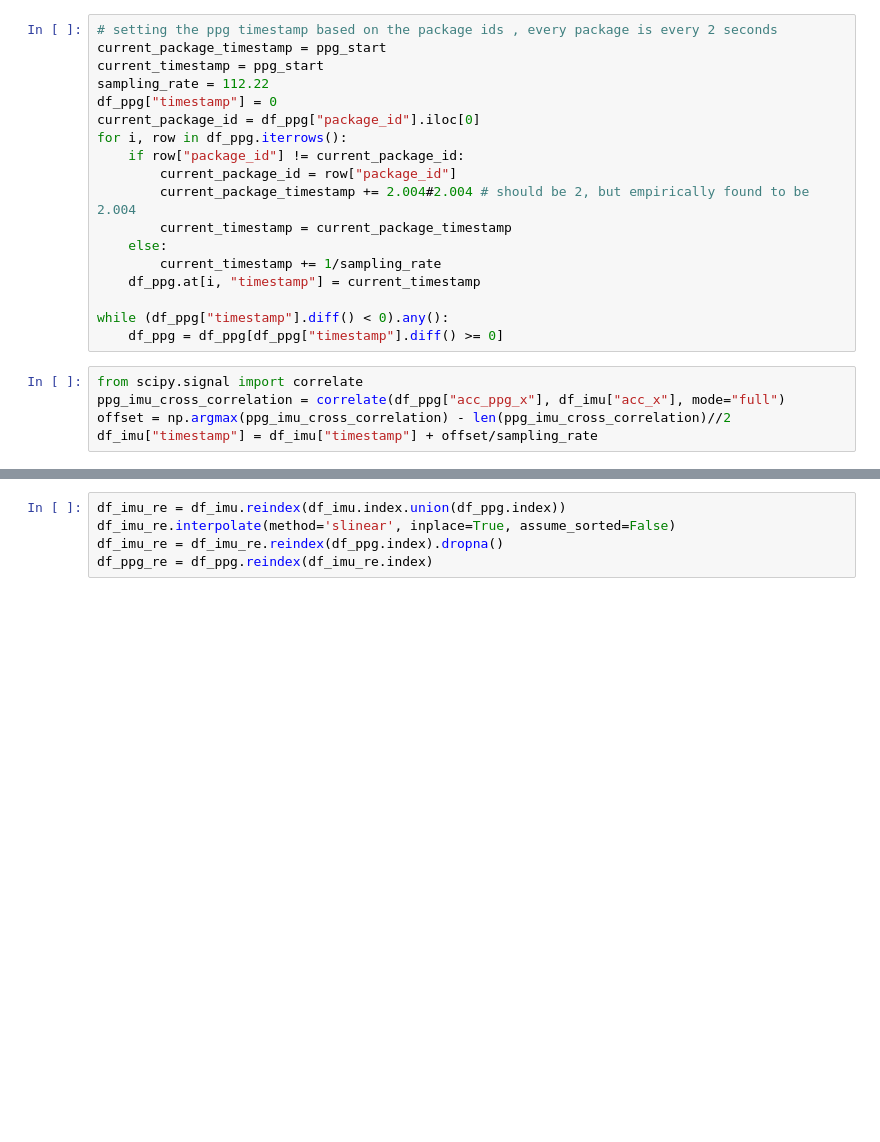
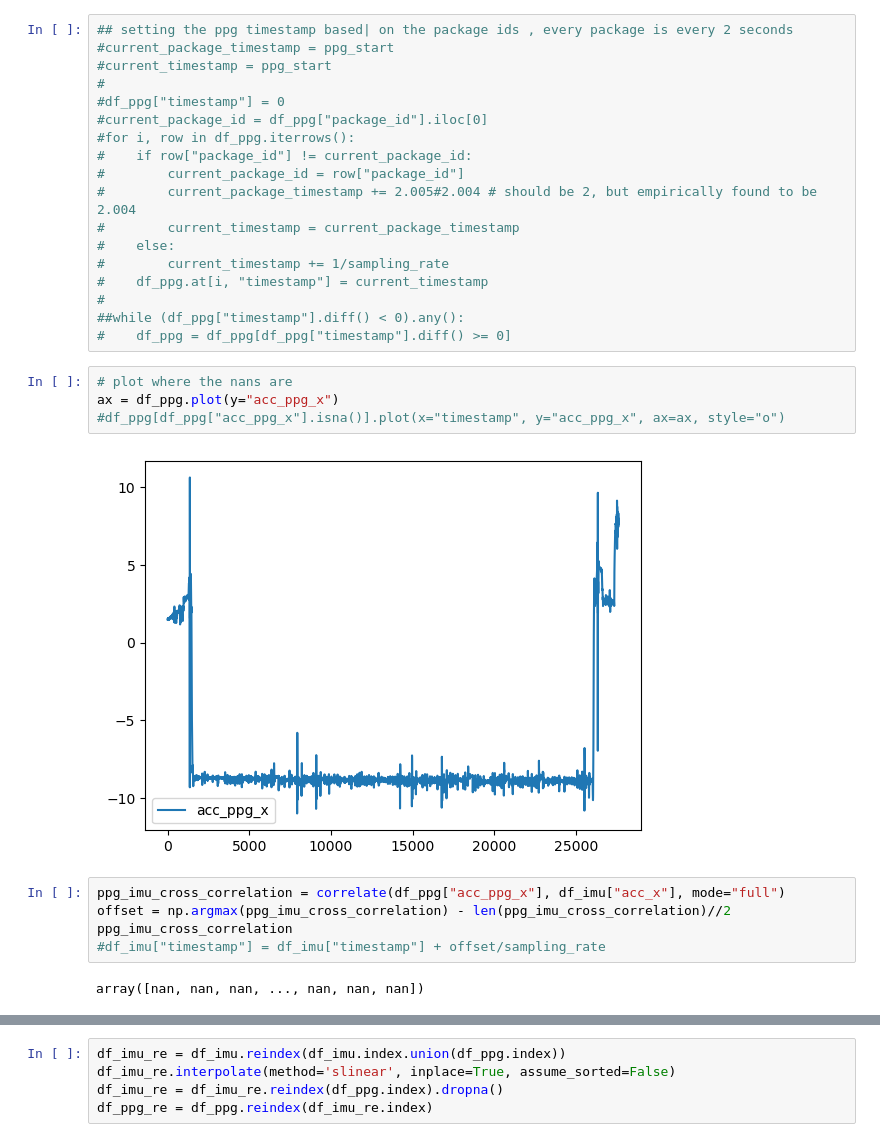
Before and after one commit to larshaupt/WristPPG, a Jupyter notebook: scripts/process_data.ipynb, the cells around one changed output, grey strips where cells are left out. Cells and saved outputs as stored; diff of their text form; blank space fills up the shorter version.

```diff
--- a/scripts/process_data.ipynb
+++ b/scripts/process_data.ipynb
@@ -105,26 +172,34 @@ df_imu["timestamp"] = (df_imu["timestamp"] - df_imu["timestamp"].iloc[0])/1000 +
 # %%
-# setting the ppg timestamp based on the package ids , every package is every 2 seconds
-current_package_timestamp = ppg_start
-current_timestamp = ppg_start
-sampling_rate = 112.22
-df_ppg["timestamp"] = 0
-current_package_id = df_ppg["package_id"].iloc[0]
-for i, row in df_ppg.iterrows():
-    if row["package_id"] != current_package_id:
-        current_package_id = row["package_id"]
-        current_package_timestamp += 2.004#2.004 # should be 2, but empirically found to be 2.004
-        current_timestamp = current_package_timestamp
-    else:
-        current_timestamp += 1/sampling_rate
-    df_ppg.at[i, "timestamp"] = current_timestamp
-
-while (df_ppg["timestamp"].diff() < 0).any():
-    df_ppg = df_ppg[df_ppg["timestamp"].diff() >= 0]
+## setting the ppg timestamp based| on the package ids , every package is every 2 seconds
+#current_package_timestamp = ppg_start
+#current_timestamp = ppg_start
+#
+#df_ppg["timestamp"] = 0
+#current_package_id = df_ppg["package_id"].iloc[0]
+#for i, row in df_ppg.iterrows():
+#    if row["package_id"] != current_package_id:
+#        current_package_id = row["package_id"]
+#        current_package_timestamp += 2.005#2.004 # should be 2, but empirically found to be 2.004
+#        current_timestamp = current_package_timestamp
+#    else:
+#        current_timestamp += 1/sampling_rate
+#    df_ppg.at[i, "timestamp"] = current_timestamp
+#
+##while (df_ppg["timestamp"].diff() < 0).any():
+#    df_ppg = df_ppg[df_ppg["timestamp"].diff() >= 0]
+# %%
+# plot where the nans are
+ax = df_ppg.plot(y="acc_ppg_x")
+#df_ppg[df_ppg["acc_ppg_x"].isna()].plot(x="timestamp", y="acc_ppg_x", ax=ax, style="o")
+# %% [output]
+[figure, added]
 # %%
-from scipy.signal import correlate
 ppg_imu_cross_correlation = correlate(df_ppg["acc_ppg_x"], df_imu["acc_x"], mode="full")
 offset = np.argmax(ppg_imu_cross_correlation) - len(ppg_imu_cross_correlation)//2
-df_imu["timestamp"] = df_imu["timestamp"] + offset/sampling_rate
+ppg_imu_cross_correlation
+#df_imu["timestamp"] = df_imu["timestamp"] + offset/sampling_rate
+# %% [output]
+array([nan, nan, nan, ..., nan, nan, nan])
 # %%
 # looking for calibration peaks to match the data
 
```
Also changed, not shown: parts of 23 cells of this notebook, 3 other files.
